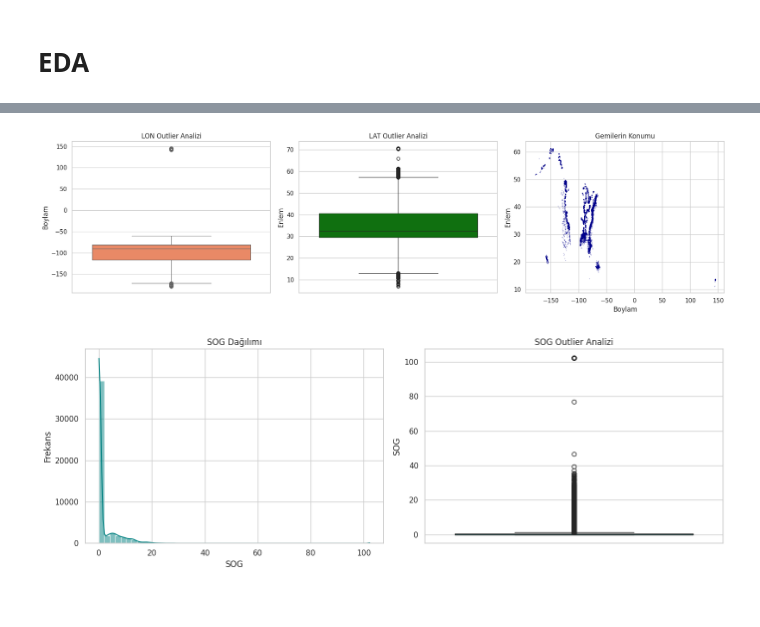
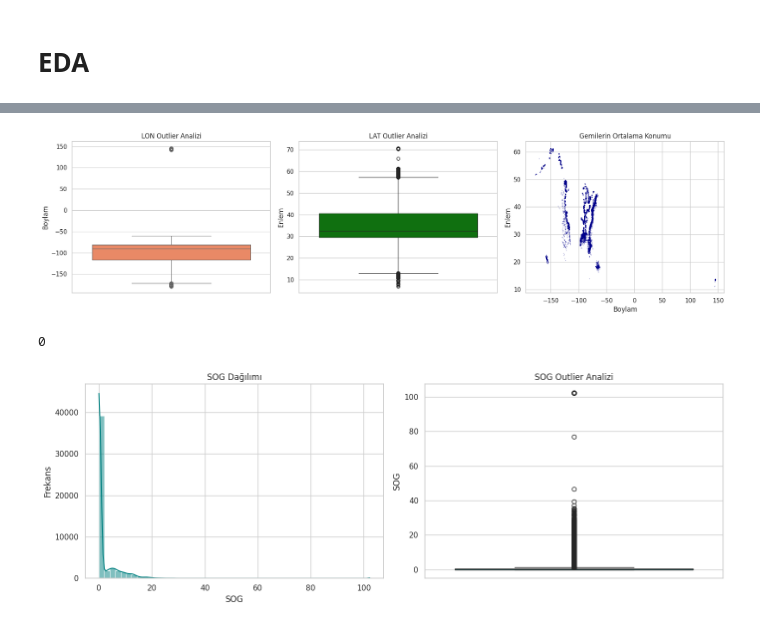
Before and after one commit to burakltnds/Telemetri_Verileriyle_Carpisma_Risk_Analizi, a Jupyter notebook: gemi_telemetri_verileriyle_carpisma_risk_analizi.ipynb, the cells around one changed output, grey strips where cells are left out. Cells and saved outputs as stored; diff of their text form; code cells hidden in the pictures.

```diff
--- a/gemi_telemetri_verileriyle_carpisma_risk_analizi.ipynb
+++ b/gemi_telemetri_verileriyle_carpisma_risk_analizi.ipynb
@@ -120,26 +134,31 @@ df3.describe()
 # %%
 sns.set_theme(style="whitegrid")
 fig, axes = plt.subplots(1, 3, figsize=(18, 5))
 
 
 sns.boxplot(y=df3["LON"], color="coral", ax=axes[0])
 axes[0].set_title("LON Outlier Analizi")
 axes[0].set_ylabel("Boylam")
 
 sns.boxplot(y=df3["LAT"], color="green", ax=axes[1])
 axes[1].set_title("LAT Outlier Analizi")
 axes[1].set_ylabel("Enlem")
 
 sample_df = df3.sample(n=min(50000, len(df3)), random_state=42)
 axes[2].scatter(sample_df["LON"], sample_df["LAT"], alpha=0.15, s=1, color="darkblue")
-axes[2].set_title("Gemilerin Konumu")
+axes[2].set_title("Gemilerin Ortalama Konumu")
 axes[2].set_xlabel("Boylam")
 axes[2].set_ylabel("Enlem")
 
 plt.tight_layout()
 plt.show()
 # %% [output]
-[figure, old version]
+[figure, new version]
+# %%
+null_island_df = df3[(df3["LAT"] == 0) & (df3["LON"] == 0)]
+len(null_island_df)
+# %% [output]
+0
 # %%
 def plot_dist_and_outliers(df, col_name, bins=50, palette="teal"):
     sns.set_theme(style="whitegrid")
```
Also changed, not shown: parts of 30 cells of this notebook.
